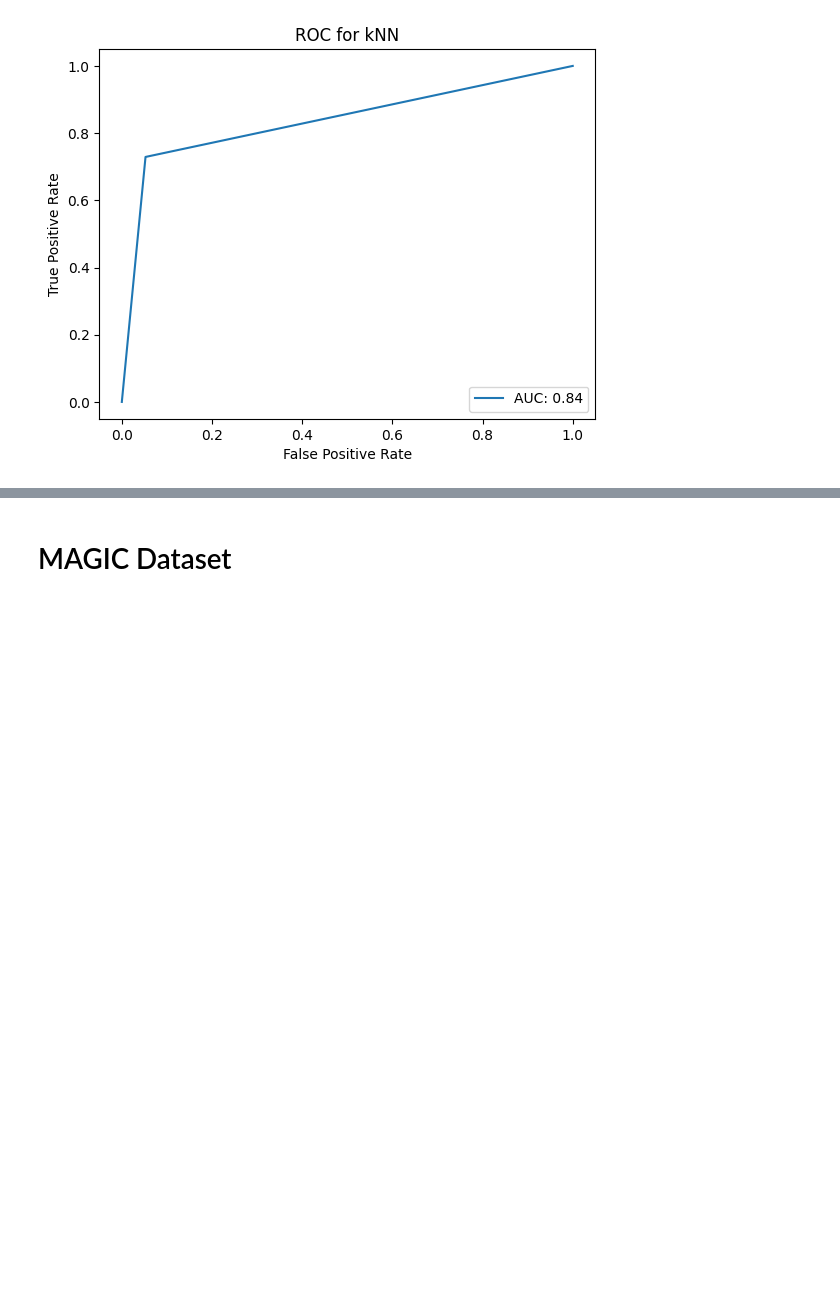
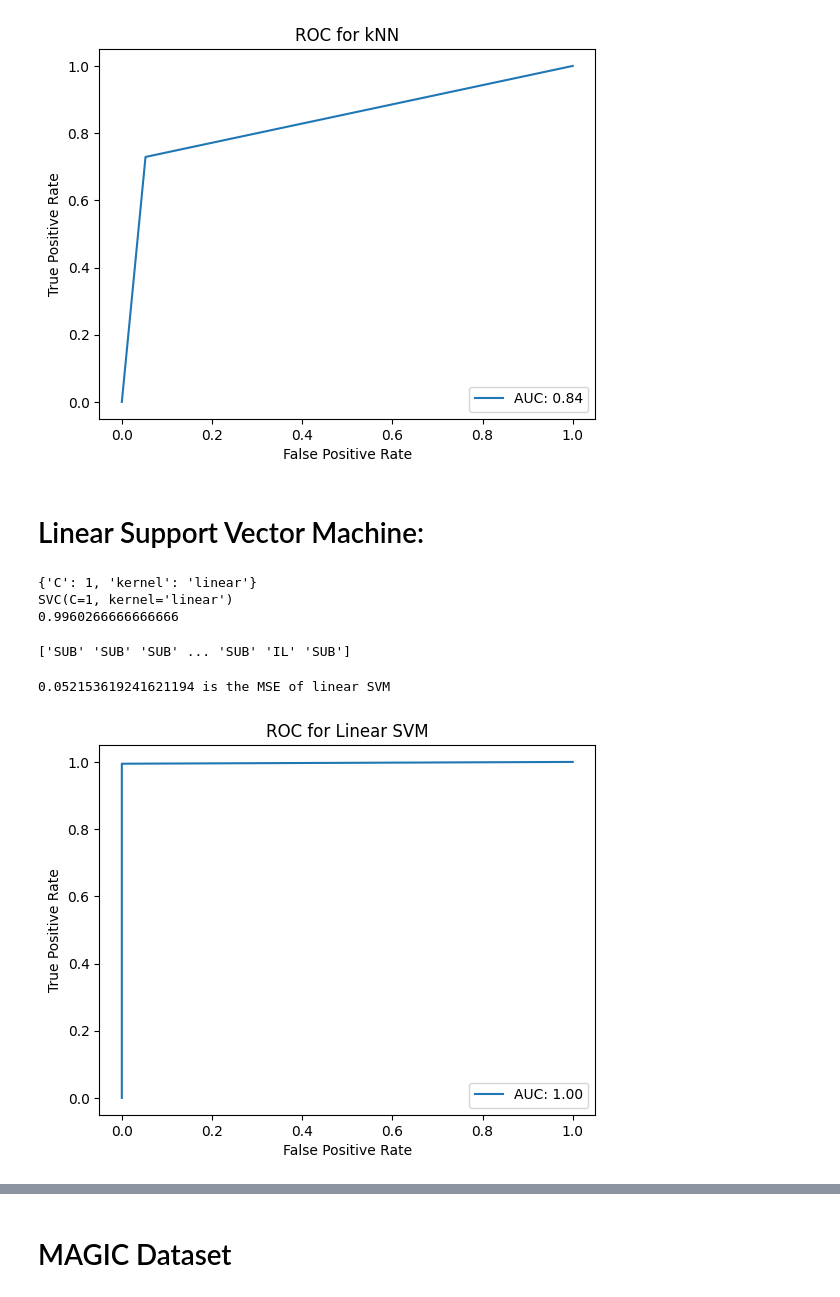
Before and after one commit to AlphauroraE/ML_Forensic_Data, a Jupyter notebook: HW5.ipynb, the cells around one changed output, grey strips where cells are left out. Cells and saved outputs as stored; diff of their text form; code cells hidden in the pictures; blank space fills up the shorter version.

Commit message:
Linear and Gaussian SVM for forensic

```diff
--- a/HW5.ipynb
+++ b/HW5.ipynb
@@ -258,3 +258,42 @@ knn_yhat_numeric,resp_test_numeric = findMSE(knn_yhat,resp_test,"kNN")
 makeROC(knn_yhat_numeric,resp_test_numeric,"kNN")
 # %% [output]
 [figure]
+# %% [markdown]
+# Linear Support Vector Machine:
+# %%
+from sklearn.svm import SVC
+from sklearn.model_selection import GridSearchCV
+np.random.seed(1)
+
+# Since linear is the only option for kernel, this will make a linear SVM.
+# C's value ranges from 1 to 10000. C is the margin penalty
+# and specifies how wide the margin can be, and thus how many mistakes can be made.
+# Large values of C = smaller margin
+# Small values of C = larger margin
+linSVM_params = {'kernel' : ['linear'], 'C' : [1, 10, 100]}
+
+linSVM_clf = GridSearchCV(estimator=SVC(), param_grid=linSVM_params)
+linSVM_clf.fit(feat_train,resp_train)
+
+# Here I output the best parameter, best estimator with that parameter, and best score
+print(linSVM_clf.best_params_)
+print(linSVM_clf.best_estimator_)
+# This is the best mean cross-validated score of the best estimator
+print(linSVM_clf.best_score_)
+# %% [output]
+{'C': 1, 'kernel': 'linear'}
+SVC(C=1, kernel='linear')
+0.9960266666666666
+# %%
+linSVM_yhat = linSVM_clf.predict(feat_test)
+print(linSVM_yhat)
+# %% [output]
+['SUB' 'SUB' 'SUB' ... 'SUB' 'IL' 'SUB']
+# %%
+linSVM_yhat_numeric,resp_test_numeric = findMSE(linSVM_yhat,resp_test,"linear SVM")
+# %% [output]
+0.052153619241621194 is the MSE of linear SVM
+# %%
+makeROC(linSVM_yhat_numeric,resp_test_numeric,"Linear SVM")
+# %% [output]
+[figure, added]
```
Also changed, not shown: parts of 8 cells of this notebook.
